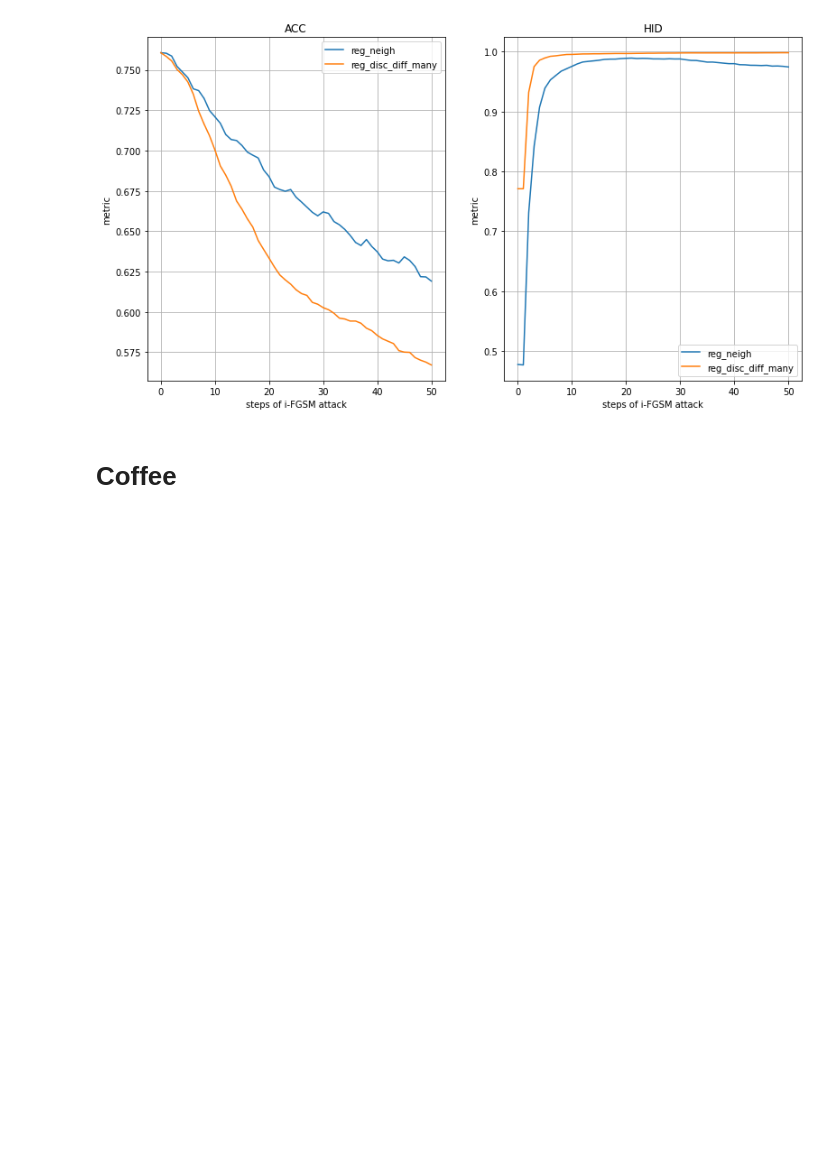
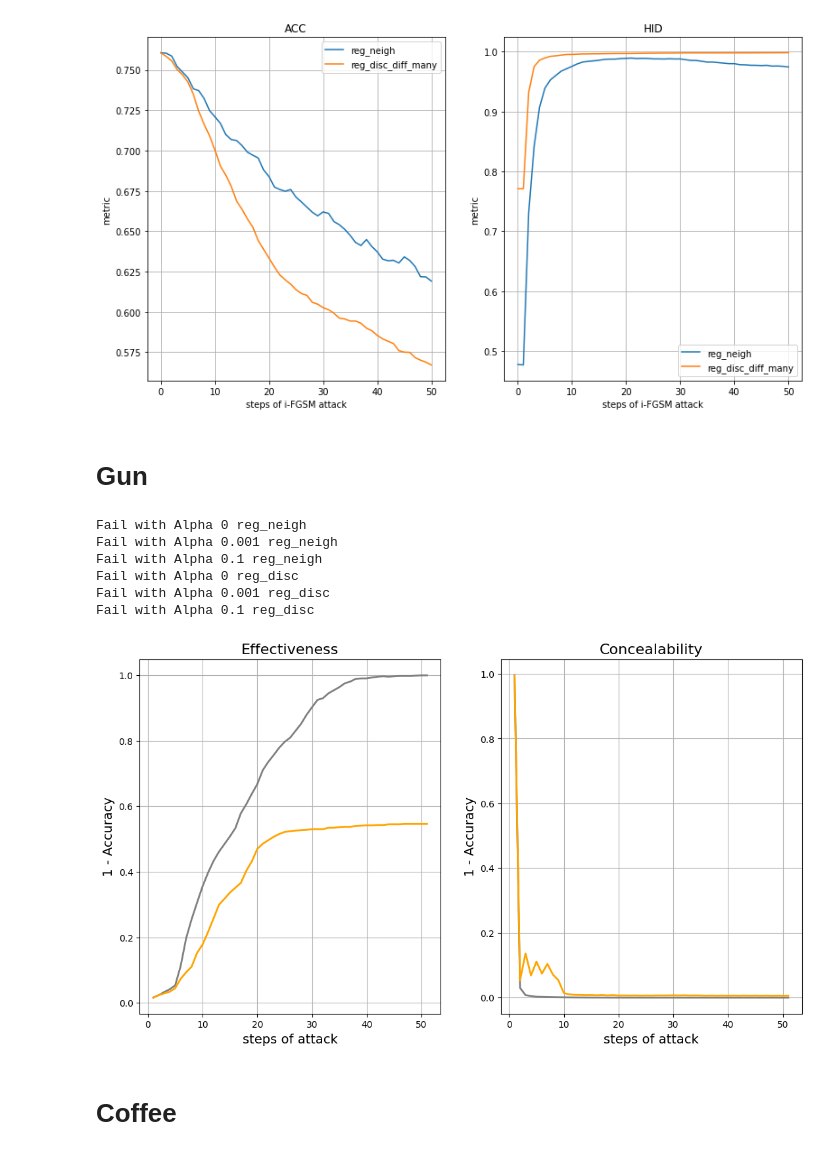
Before and after one commit to petrsokerin/Hidden_adversarial_attacks, a Jupyter notebook: notebooks/Vizual_reg_attack.ipynb, the cells around one changed output. Cells and saved outputs as stored; diff of their text form; code cells hidden in the pictures; blank space fills up the shorter version.

```diff
--- a/notebooks/Vizual_reg_attack.ipynb
+++ b/notebooks/Vizual_reg_attack.ipynb
@@ -757,6 +763,43 @@ for i, metric in enumerate(metrics):
 plt.show()
 # %% [output]
 [figure]
+# %% [markdown]
+# Gun
+# %%
+dataset = 'GunPointOldVersusYoung'
+alpha = 10
+eps = 0.1 # [0.001, 0.0056, 0.0316, 0.1778, 1.0]
+
+models_for_viz = {
+    'original': (f'results/{dataset}/IFGSM/fgsm_attack/', 0),
+    'reg_neigh': (f'results/{dataset}/IFGSM/fgsm_reg_attack/', 0),
+    'reg_disc': (f'results/{dataset}/IFGSM/fgsm_disc_attack/', 0),
+    # 'ITER_1':('results/{dataset}/IFGSM/Regular_Disc/Diff_many_4/', 0),
+    # 'ITER_2':('results/{dataset}/IFGSM/Regular_Disc/Disc_reg_iter_2_BIG_ALPHA/', 0),
+    # 'ITER_3':('results/{dataset}/IFGSM/Regular_Disc/Disc_reg_iter_3/', 0),
+    # 'best': ('results/{dataset}/IFGSM/Regular_Disc/Disc_reg_mixed_2_big/', 0),
+    }
+
+
+style ={
+    'original': {'linestyle':'solid', 'linewidth':2.0, 'color':'grey'},
+    'reg_neigh': {'linestyle':'solid', 'linewidth':2.0, 'color':'orange'},
+    'reg_disc_same': {'linestyle':'solid', 'linewidth':2.0, 'color':'black'},
+    'ITER_1':{'linestyle':'solid', 'linewidth':3.0, 'color':'blue'},
+    'ITER_2':{'linestyle':'solid', 'linewidth':3.0, 'color':'green'},
+    'ITER_3':{'linestyle':'solid', 'linewidth':3.0, 'color':'red'},
+    'best': {'linestyle':'solid', 'linewidth':3.0, 'color':'purple'},
+}
+
+plot_attack(models_for_viz=models_for_viz, dataset=dataset, style=style, alpha=alpha, eps=eps, legend=False, inverse=True)
+# %% [output]
+Fail with Alpha 0 reg_neigh
+Fail with Alpha 0.001 reg_neigh
+Fail with Alpha 0.1 reg_neigh
+Fail with Alpha 0 reg_disc
+Fail with Alpha 0.001 reg_disc
+Fail with Alpha 0.1 reg_disc
+[figure, added]
 # %% [markdown]
 # Coffee
 # %%
```
Also changed, not shown: parts of 2 cells of this notebook, 33 other files.
